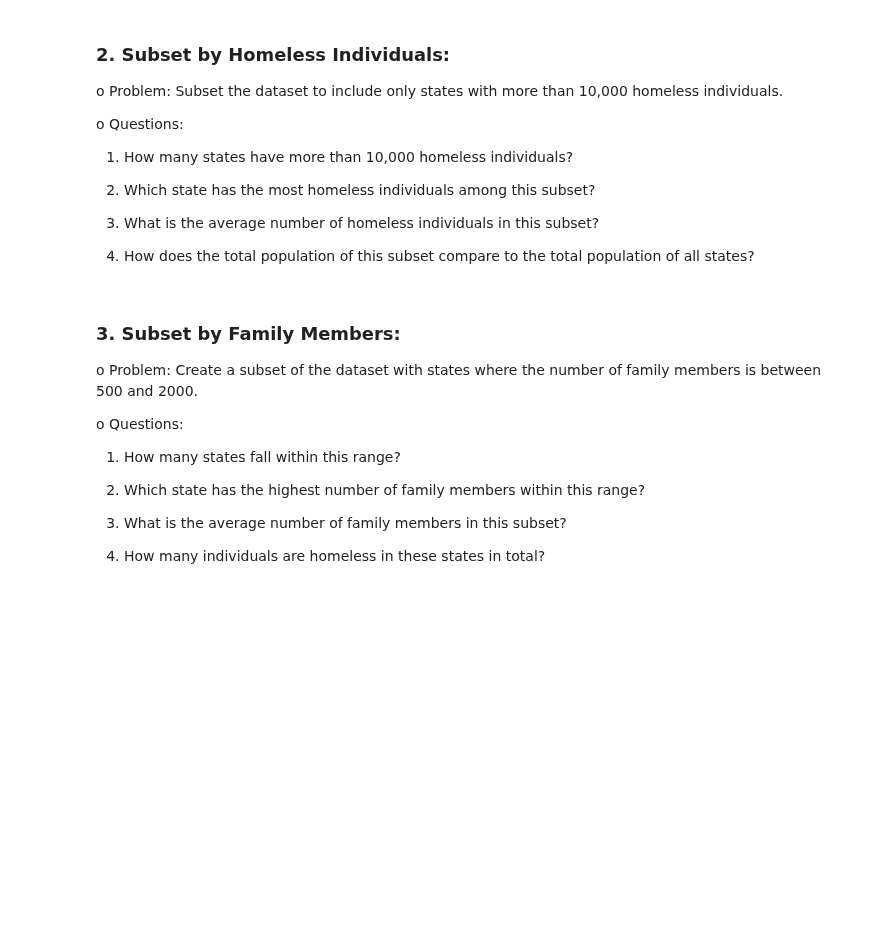
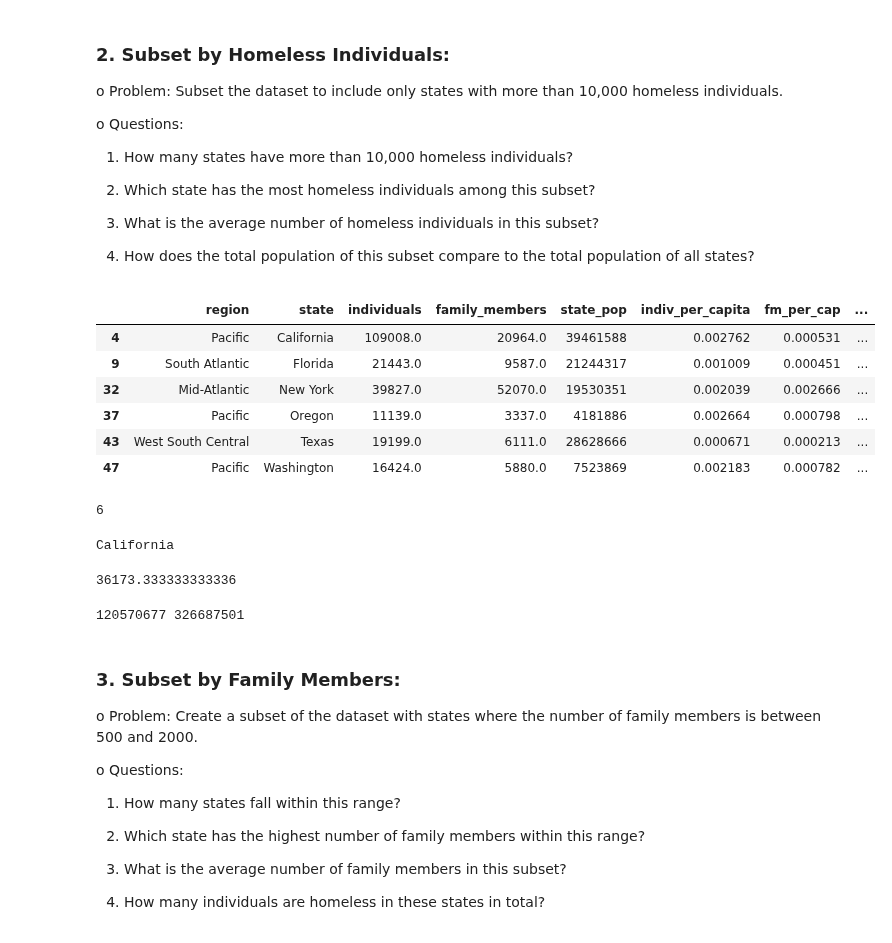
Before and after one commit to S827/python-programs, a Jupyter notebook: EDAPractice/DMWithPandas/CH1_TransformingDataframes/Homelessness_Exercise.ipynb, the cells around one changed output. Saved outputs shown, nothing was run; the diff lists cells and outputs as text; code cells hidden in the pictures; blank space fills up the shorter version.

Commit message:
added subsetting problem 2 solution

```diff
--- a/EDAPractice/DMWithPandas/CH1_TransformingDataframes/Homelessness_Exercise.ipynb
+++ b/EDAPractice/DMWithPandas/CH1_TransformingDataframes/Homelessness_Exercise.ipynb
@@ -808,6 +811,44 @@ o	Questions:
 3.	What is the average number of homeless individuals in this subset?
 
 4.	How does the total population of this subset compare to the total population of all states?
+# %%
+hl_indiv_10000 = homeless[homeless['individuals'] > 10000]
+hl_indiv_10000
+# %% [output]
+|  | region | state | individuals | family_members | state_pop | indiv_per_capita | fm_per_cap | ... |
+| 4 | Pacific | California | 109008.0 | 20964.0 | 39461588 | 0.002762 | 0.000531 | ... |
+| 9 | South Atlantic | Florida | 21443.0 | 9587.0 | 21244317 | 0.001009 | 0.000451 | ... |
+| 32 | Mid-Atlantic | New York | 39827.0 | 52070.0 | 19530351 | 0.002039 | 0.002666 | ... |
+| 37 | Pacific | Oregon | 11139.0 | 3337.0 | 4181886 | 0.002664 | 0.000798 | ... |
+| 43 | West South Central | Texas | 19199.0 | 6111.0 | 28628666 | 0.000671 | 0.000213 | ... |
+| 47 | Pacific | Washington | 16424.0 | 5880.0 | 7523869 | 0.002183 | 0.000782 | ... |
+# %%
+# 1.	How many states have more than 10,000 homeless individuals?
+ct_st_mt_10k_hl_indiv = len(hl_indiv_10000)
+print(ct_st_mt_10k_hl_indiv)
+# %% [output]
+6
+# %%
+# 2.	Which state has the most homeless individuals among this subset?
+most_hl_indiv = hl_indiv_10000.sort_values('individuals', ascending=False).iloc[0, 1]
+print(most_hl_indiv)
+# %% [output]
+California
+# %%
+# 3.	What is the average number of homeless individuals in this subset?
+avg_hl_indiv = hl_indiv_10000['individuals'].mean()
+print(avg_hl_indiv)
+# %% [output]
+36173.333333333336
+# %%
+# 4.	How does the total population of this subset compare to the total population of all states?
+tot_pop_10k_hl_indiv = hl_indiv_10000['state_pop'].sum()
+tot_pop_all_st = homeless['state_pop'].sum()
+print(tot_pop_10k_hl_indiv, tot_pop_all_st)
+comp_10k_hl_tot_pop = tot_pop_10k_hl_indiv / tot_pop_all_st
+print(comp`)
+# %% [output]
+120570677 326687501
 # %% [markdown]
 ### 3.	Subset by Family Members:
 o	Problem: Create a subset of the dataset with states where the number of family members is between 500 and 2000.
```
Also changed, not shown: parts of 1 cell of this notebook.
